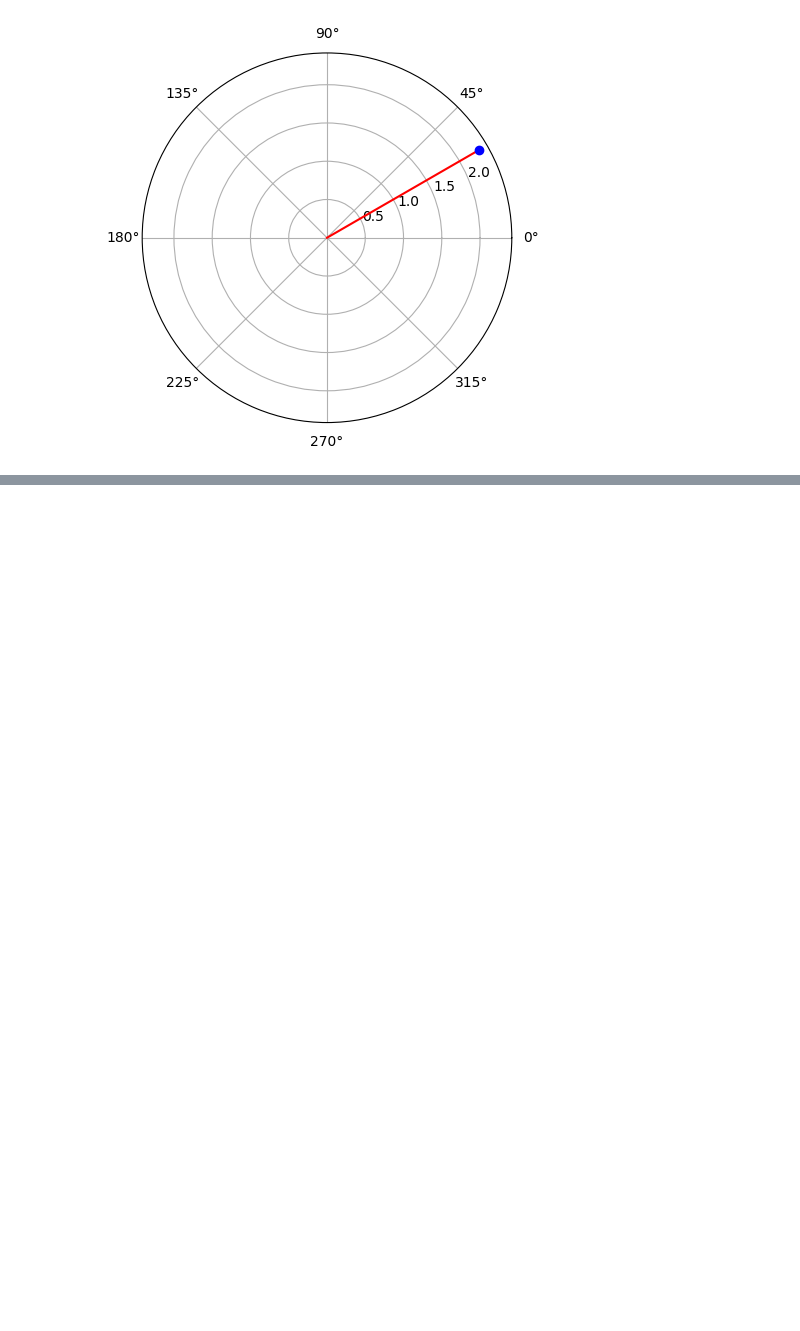
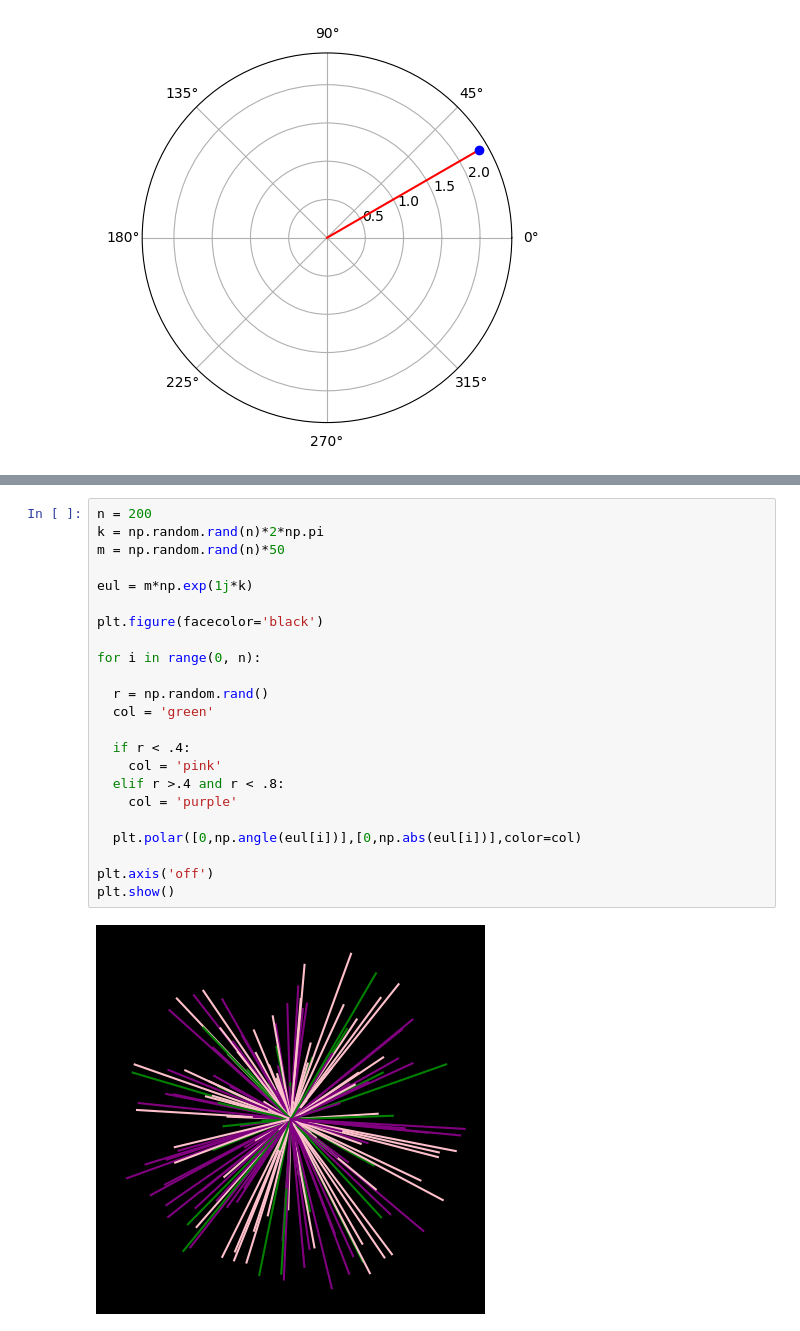
Before and after one commit to rtharris619/ProjectMath, a Jupyter notebook: Trigonometry/trigonometry.ipynb, the cells around one changed output, grey strips where cells are left out. Saved outputs shown, nothing was run; the diff lists cells and outputs as text; blank space fills up the shorter version.

```diff
--- a/Trigonometry/trigonometry.ipynb
+++ b/Trigonometry/trigonometry.ipynb
@@ -284,0 +286,25 @@ euler_from_cos_sin(1,1)
+# %%
+n = 200
+k = np.random.rand(n)*2*np.pi
+m = np.random.rand(n)*50
+
+eul = m*np.exp(1j*k)
+
+plt.figure(facecolor='black')
+
+for i in range(0, n):
+
+  r = np.random.rand()
+  col = 'green'
+
+  if r < .4:
+    col = 'pink'
+  elif r >.4 and r < .8:
+    col = 'purple'
+
+  plt.polar([0,np.angle(eul[i])],[0,np.abs(eul[i])],color=col)
+
+plt.axis('off')
+plt.show()
+# %% [output]
+[figure, added]
```
Also changed, not shown: parts of 3 cells of this notebook, 1 other file.
